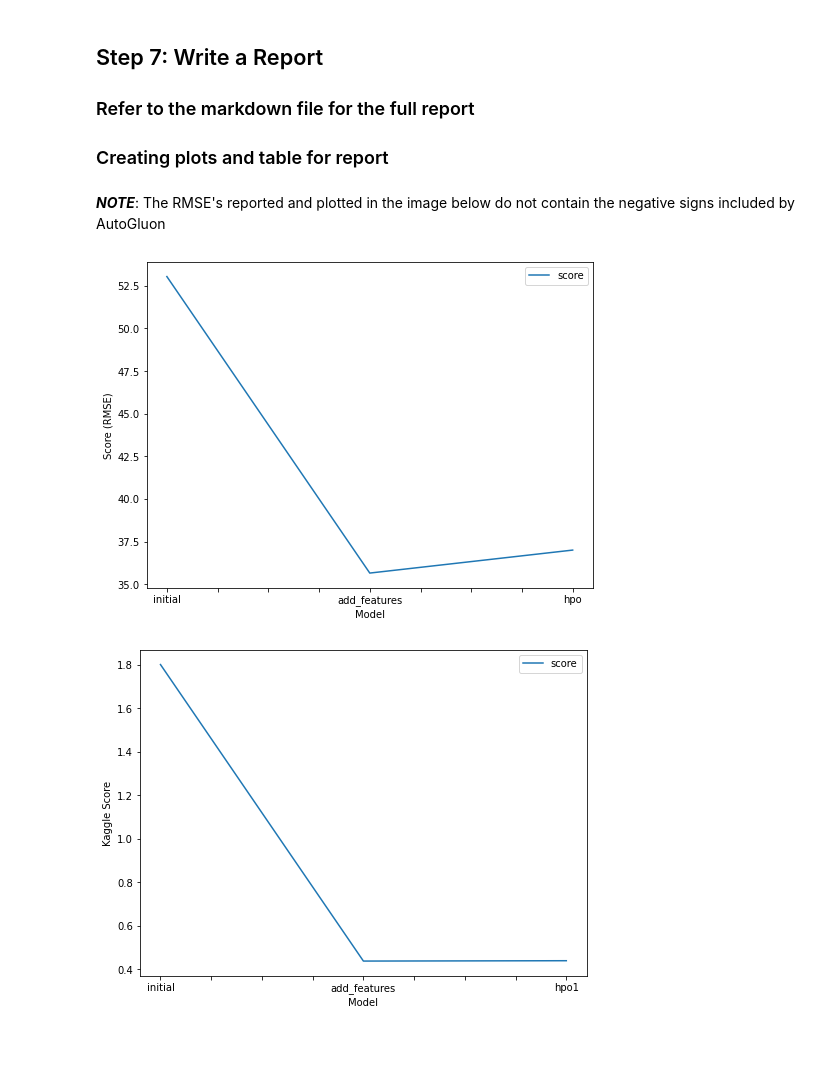
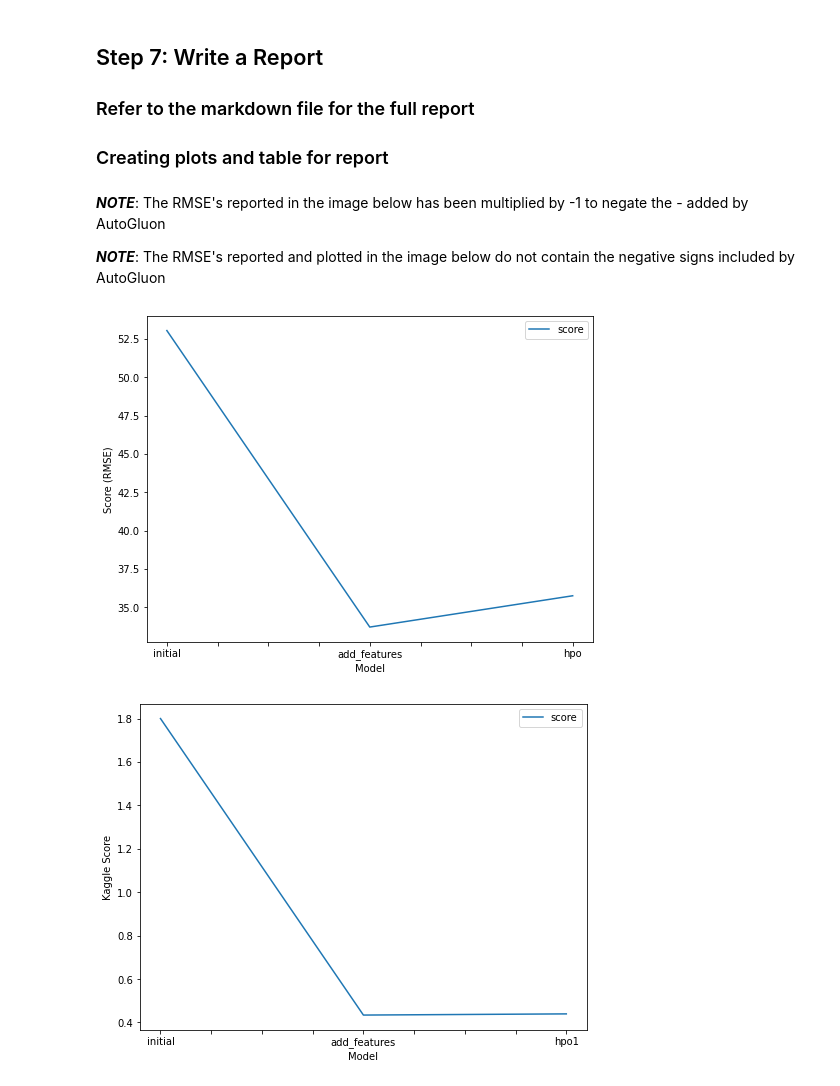
Before and after one commit to sheyiphunmi/Predicting-Bike-Sharing-Demand-with-AutoGluon, a Jupyter notebook: project-template.ipynb, the cells around one changed output. Drawn from its saved outputs; the diff is of its cells as text; code cells hidden in the pictures; blank space fills up the shorter version.

Commit message:
Adding new features and doing hyperparameter tuning

```diff
--- a/project-template.ipynb
+++ b/project-template.ipynb
@@ -180,7 +143,7 @@ Requirements:
 * Set a time limit of 10 minutes (600 seconds).
 * Use the preset `best_quality` to focus on creating the best model.
 # %%
-# predictor = TabularPredictor.load("AutogluonModels/ag-20230526_200648/")
+predictor = TabularPredictor.load("AutogluonModels/ag-20230526_200648/")
 # %%
 predictor = TabularPredictor(
     label = 'count', eval_metric = "root_mean_squared_error",learner_kwargs = {"ignored_columns": ["casual", "registered"]}
@@ -353,7 +310,7 @@ def data_transform(df):
     df_copy['month'] = df_copy['datetime'].dt.month
     df_copy['day'] = df_copy['datetime'].dt.day
     df_copy['hour'] = df_copy['datetime'].dt.hour
-    #df_copy['day_of_week'] = df_copy['datetime'].dt.dayofweek
+    df_copy['day_of_week'] = df_copy['datetime'].dt.strftime('%A')
 
 
     df_copy.drop('datetime', axis=1, inplace=True)  # Drop the original 'datetime' column
@@ -391,7 +357,7 @@ def convert_columns_to_(data, columns, dtype):
     return data
 # %%
 # Convert some feature to categorical
-cols_to_convert = ["season","weather","holiday","workingday", "month", "year","hour","day"]
+cols_to_convert = ["season","weather","holiday","workingday", "month", "year","hour","day", "day_of_week", "temp_category"]
 
 train_transformed = convert_columns_to_(train_transformed, cols_to_convert, "category")
 test_transformed = convert_columns_to_(test_transformed, cols_to_convert, "category")
@@ -706,5 +722,4 @@ submission.csv               2023-05-26 20:25:40  first raw submission  complete
 # %%
 predictor_new_hpo = TabularPredictor(label='count', eval_metric='root_mean_squared_error').fit(
-    train_data=train_transformed,time_limit=900,
-    num_bag_folds= 8, num_stack_levels=3, num_bag_sets=20,
-    presets='best_quality')
+    train_data=train_transformed,auto_stack = True, time_limit = 900,
+    presets='best_quality',hyperparameters=hyperparameters, hyperparameter_tune_kwargs=hyperparameter_tune_kwargs)
@@ -820,24 +820,28 @@ submission_new_hpo3.csv      2023-05-30 01:46:50  new features with hyperparamet
 ### Refer to the markdown file for the full report
 ### Creating plots and table for report
 # %% [markdown]
+**_NOTE_**: The RMSE's reported in the image below has been multiplied by -1 to negate the - added by AutoGluon
+
 **_NOTE_**: The RMSE's reported and plotted in the image below do not contain the negative signs included by AutoGluon
 # %%
 # Taking the top model score from each training run and creating a line plot to show improvement
 # You can create these in the notebook and save them to PNG or use some other tool (e.g. google sheets, excel)
 fig = pd.DataFrame(
     {
         "model": ["initial", "add_features", "hpo"],
-        "score": [53.039754, 35.654402, 37.001762]
+        "score": [-1 * predictor.leaderboard(silent=True)['score_val'][0],
+          -1 * predictor_new_features.leaderboard(silent=True)['score_val'][0],
+          -1 * predictor_new_hpo.leaderboard(silent=True)['score_val'][0]]
     }
 ).plot(x="model", y="score", figsize=(8, 6)).get_figure()
 # Change label name
 plt.xlabel("Model")
 plt.ylabel("Score (RMSE)")
 
 
 fig.savefig('model_train_score.png')
 # %% [output]
-[figure, old version]
+[figure, new version]
 # %%
 # Take the 3 kaggle scores and creating a line plot to show improvement
 fig = pd.DataFrame(
```
Also changed, not shown: parts of 43 cells of this notebook, 9 other files.
